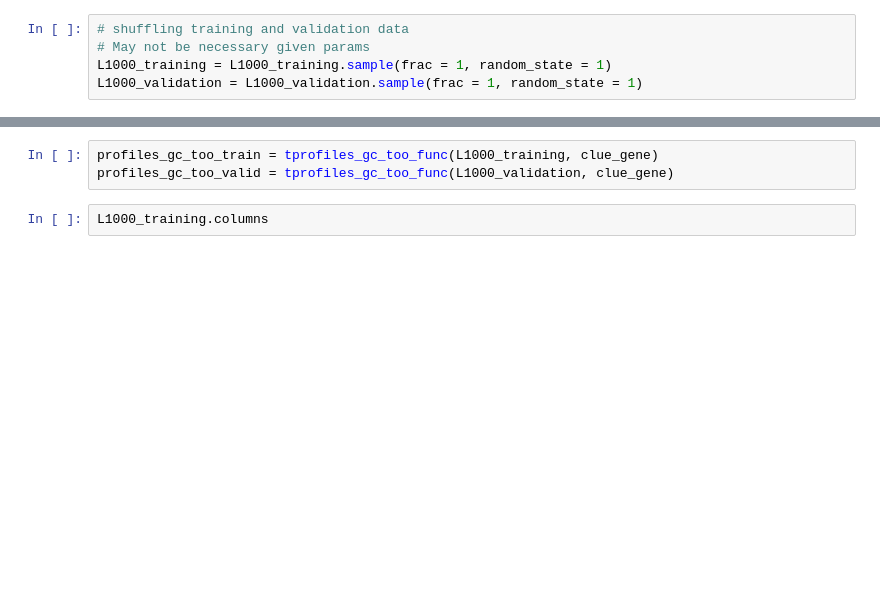
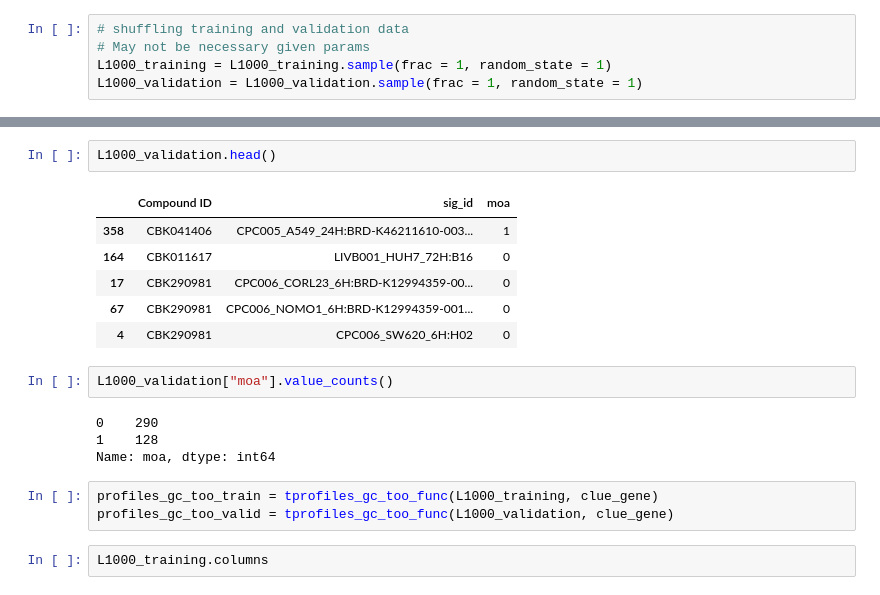
Before and after one commit to sverige16/Tomic-Chem-CP-Prot-MoA, a Jupyter notebook: 04_Tomics_Models/Erik_Models/Erik_SimpleNN_L1000.ipynb, the cells around one changed output, grey strips where cells are left out. Saved outputs shown, nothing was run; the diff lists cells and outputs as text; blank space fills up the shorter version.

```diff
--- a/04_Tomics_Models/Erik_Models/Erik_SimpleNN_L1000.ipynb
+++ b/04_Tomics_Models/Erik_Models/Erik_SimpleNN_L1000.ipynb
@@ -118,3 +135,18 @@ L1000_validation = L1000_validation.sample(frac = 1, random_state = 1)
+# %%
+L1000_validation.head()
+# %% [output]
+|  | Compound ID | sig_id | moa |
+| 358 | CBK041406 | CPC005_A549_24H:BRD-K46211610-003... | 1 |
+| 164 | CBK011617 | LIVB001_HUH7_72H:B16 | 0 |
+| 17 | CBK290981 | CPC006_CORL23_6H:BRD-K12994359-00... | 0 |
+| 67 | CBK290981 | CPC006_NOMO1_6H:BRD-K12994359-001... | 0 |
+| 4 | CBK290981 | CPC006_SW620_6H:H02 | 0 |
+# %%
+L1000_validation["moa"].value_counts()
+# %% [output]
+0    290
+1    128
+Name: moa, dtype: int64
 # %%
 profiles_gc_too_train = tprofiles_gc_too_func(L1000_training, clue_gene)
 profiles_gc_too_valid = tprofiles_gc_too_func(L1000_validation, clue_gene)
```
Also changed, not shown: parts of 13 cells of this notebook, 3 other files.
